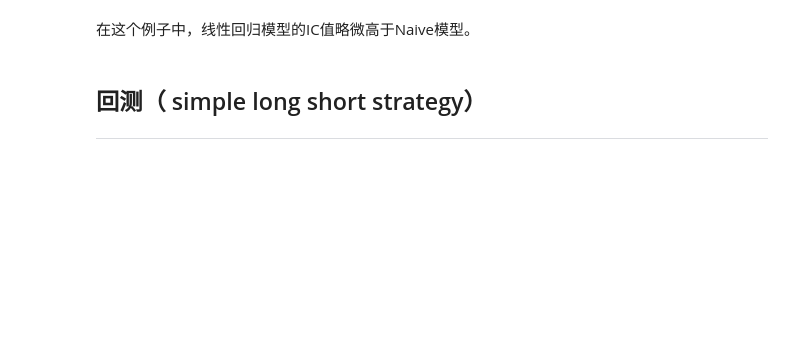
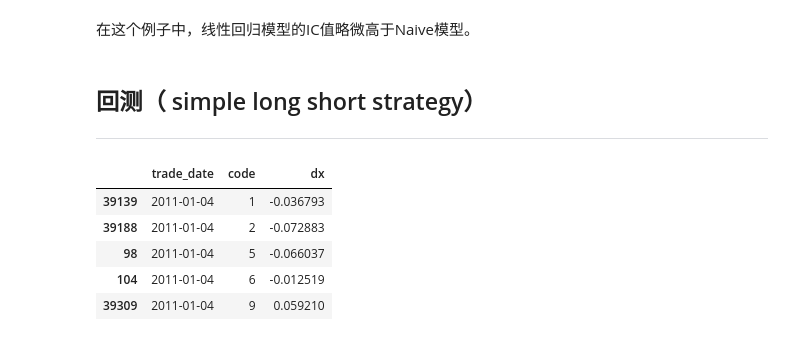
Before and after one commit to alpha-miner/alpha-mind, a Jupyter notebook: notebooks/Example 12 - Machine Learning Model Prediction.ipynb, the cells around one changed output. Cells and saved outputs as stored; diff of their text form; code cells hidden in the pictures; blank space fills up the shorter version.

```diff
--- a/notebooks/Example 12 - Machine Learning Model Prediction.ipynb
+++ b/notebooks/Example 12 - Machine Learning Model Prediction.ipynb
@@ -15,14 +15,14 @@ from PyFin.api import *
 ## 数据配置
 ------------
 # %%
-freq = '60b'
+freq = '20b'
 universe = Universe('zz800')
-batch = 1
+batch = 8
 neutralized_risk = industry_styles
 risk_model = 'short'
 pre_process = [winsorize_normal, standardize]
 post_process = [standardize]
-warm_start = 3
+warm_start = 0
 data_source = os.environ['DB_URI']
 horizon = map_freq(freq)
 
@@ -36,13 +36,6 @@ engine = SqlEngine(data_source)
 # %%
 fit_intercept = True
-kernal_feature = 'roe_q'
-regress_features = {kernal_feature: LAST(kernal_feature),
-                    kernal_feature + '_l1': SHIFT(kernal_feature, 1),
-                    kernal_feature + '_l2': SHIFT(kernal_feature, 2),
-                    kernal_feature + '_l3': SHIFT(kernal_feature, 3)
-                   }
-const_features = {kernal_feature: LAST(kernal_feature)}
-fit_target = [kernal_feature]
+features = ['ROE', 'EPS', 'ETOP']
 
 data_meta = DataMeta(freq=freq,
                      universe=universe,
@@ -54,8 +47,8 @@ data_meta = DataMeta(freq=freq,
                      warm_start=warm_start,
                      data_source=data_source)
 
-alpha_model = LinearRegression(features=regress_features, fit_intercept=True, fit_target=fit_target)
+alpha_model = LinearRegression(features=features, fit_intercept=True)
 composer = Composer(alpha_model=alpha_model, data_meta=data_meta)
 
 start_date = '2011-01-01'
-end_date = '2018-01-01'
+end_date = '2019-01-15'
@@ -154,17 +91,23 @@ print("Regression Testing IC: {0:.4f}".format(regression_composer.ic(ref_date=re
 * Naive Model：简单的使用因子上期值作为当期值的预测；
 * 线性回归模型：利用过去四期的因子值回归后得到模型，然后用这个模型预测当期值；
 # %%
-model_dates = [d.strftime('%Y-%m-%d') for d in list(data_package2['predict']['x'].keys())]
+model_dates = makeSchedule(start_date, end_date, freq, 'china.sse')
+model_dates = [d.strftime("%Y-%m-%d") for d in model_dates]
 
 model_df = pd.DataFrame(columns=['naive', 'regress', 'naive ic.', 'regress ic.'])
 
+test_data = {}
+
 for ref_date in model_dates:
+    regression_composer.train(ref_date)
     const_composer.train(ref_date)
-    regression_composer.train(ref_date)
 
     model_df.loc[ref_date, 'naive'] = const_composer[ref_date]
     model_df.loc[ref_date, 'regress'] = regression_composer[ref_date]
-    model_df.loc[ref_date, 'naive ic.'] = const_composer.ic(ref_date=ref_date)
-    model_df.loc[ref_date, 'regress ic.'] = regression_composer.ic(ref_date=ref_date)
+    model_df.loc[ref_date, 'naive ic.'], x, y  = const_composer.ic(ref_date=ref_date)
+    model_df.loc[ref_date, 'regress ic.'], _, _ = regression_composer.ic(ref_date=ref_date, x=x, y=y)
+
+    test_data[ref_date] = (x, y)
+
     print("\n{1} Const. Testing IC: {0:.4f}".format(model_df.loc[ref_date, 'naive ic.'], ref_date))
     print("{1} Regression Testing IC: {0:.4f}".format( model_df.loc[ref_date, 'regress ic.'], ref_date))
@@ -181,6 +146,19 @@ industry_level = 1
 
 industry_names = industry_list(industry_name, industry_level)
 industry_total = engine.fetch_industry_matrix_range(universe, dates=model_dates, category=industry_name, level=industry_level)
+
+dx_return_data = engine.fetch_dx_return_range(universe=universe,
+                                              dates=model_dates,
+                                              horizon=horizon)
+# %%
+dx_return_data.head()
+# %% [output]
+|  | trade_date | code | dx |
+| 39139 | 2011-01-04 | 1 | -0.036793 |
+| 39188 | 2011-01-04 | 2 | -0.072883 |
+| 98 | 2011-01-04 | 5 | -0.066037 |
+| 104 | 2011-01-04 | 6 | -0.012519 |
+| 39309 | 2011-01-04 | 9 | 0.059210 |
 # %%
 rets1 = []
 rets2 = []
```
Also changed, not shown: parts of 17 cells of this notebook.
